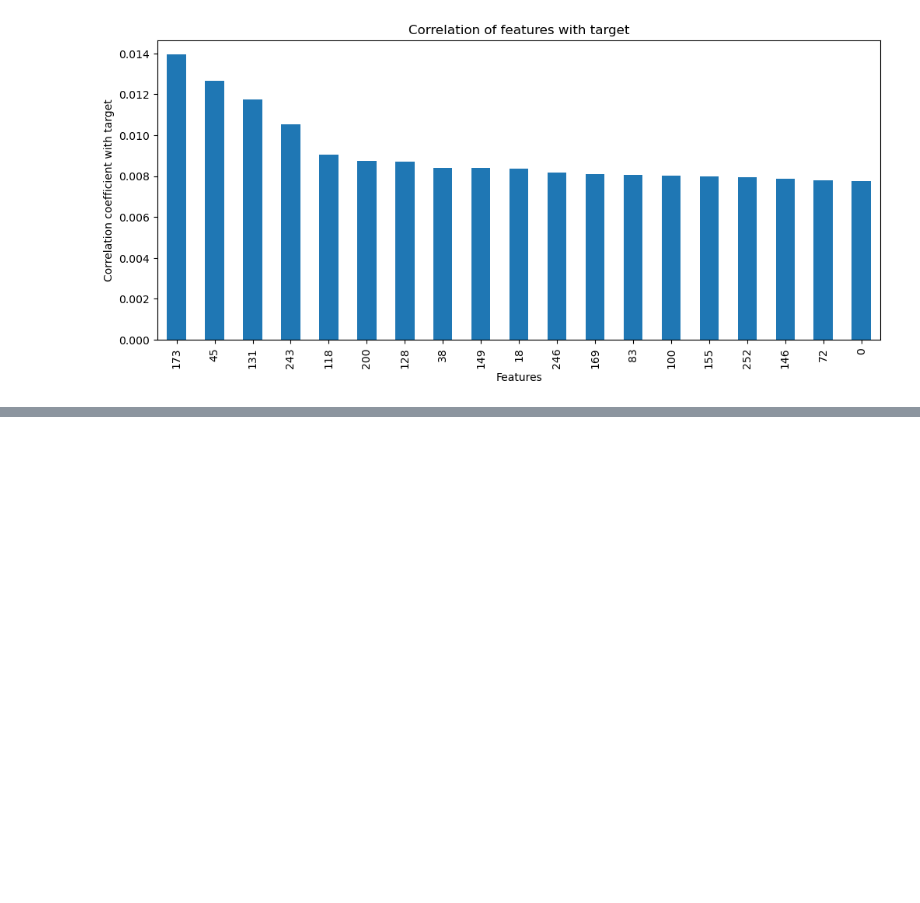
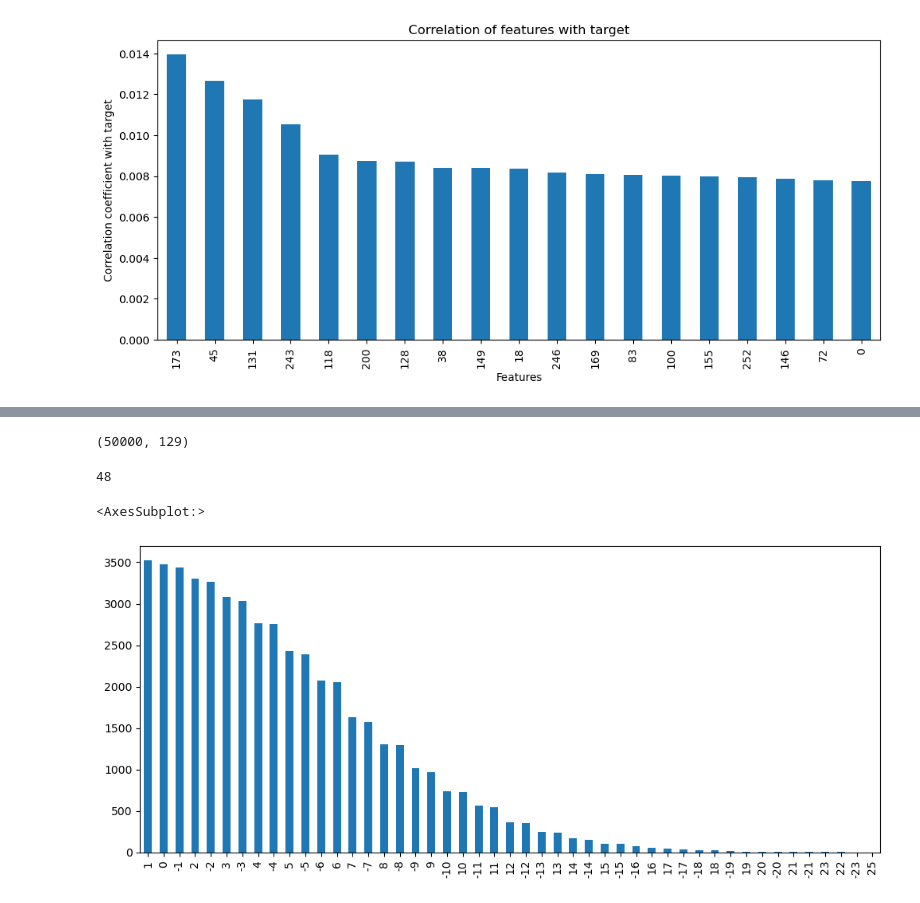
Before and after one commit to mijanr/TabSurvey, a Jupyter notebook: Correlation study.ipynb, the cells around one changed output, grey strips where cells are left out. Saved outputs shown, nothing was run; the diff lists cells and outputs as text; code cells hidden in the pictures; blank space fills up the shorter version.

```diff
--- a/Correlation study.ipynb
+++ b/Correlation study.ipynb
@@ -288,0 +293,4 @@ plt.show()
+# %%
+path = 'data/fwht2.k128.s112.50k.csv.gz'
+df = pd.read_csv(path, compression='gzip', header=None, sep=' ')
+df.head()
@@ -288,0 +305,16 @@ plt.show()
+# %%
+df_new = df.iloc[:, 0:129]
+print(df_new.shape)
+# %% [output]
+(50000, 129)
+# %%
+#len(df[255].unique())
+len(df_new[128].value_counts())
+# %% [output]
+48
+# %%
+#find number of smaples per class
+df[255].value_counts().plot.bar(figsize=(12, 5))
+# %% [output]
+<AxesSubplot:>
+[figure, added]
```
Also changed, not shown: parts of 17 cells of this notebook.
